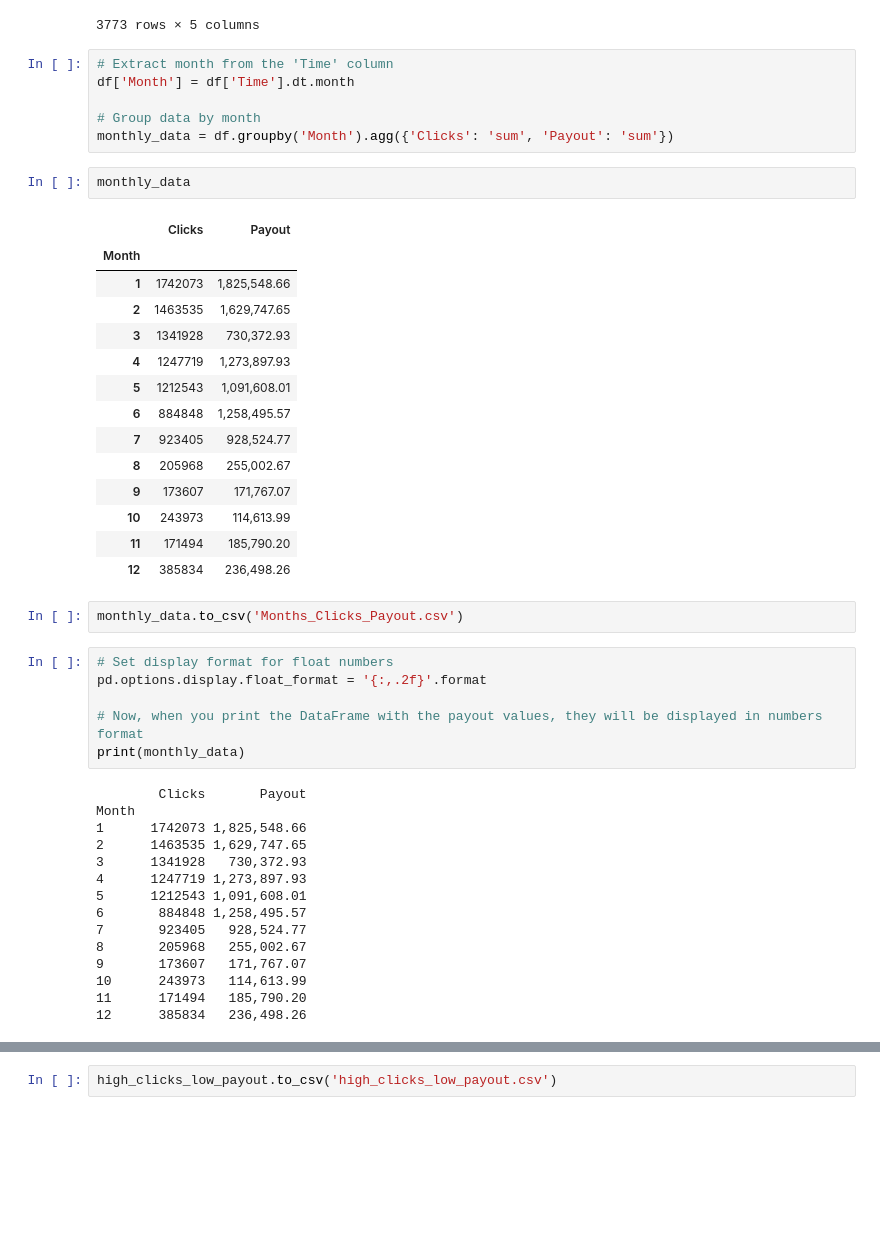
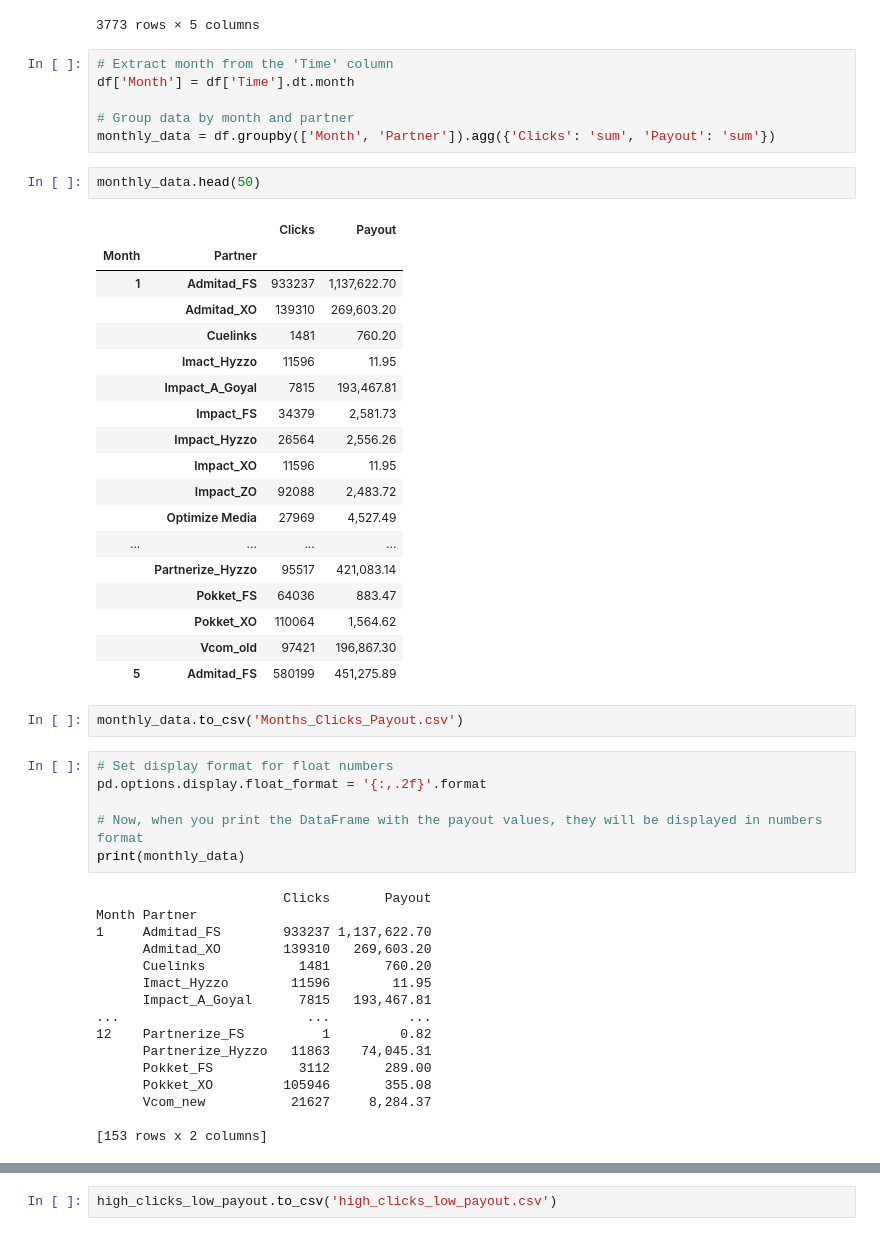
Before and after one commit to Maruf-Ahmad-khan/Main-Insight-project-4, a Jupyter notebook: Main Insight.ipynb, the cells around one changed output, grey strips where cells are left out. Saved outputs shown, nothing was run; the diff lists cells and outputs as text; blank space fills up the shorter version.

```diff
--- a/Main Insight.ipynb
+++ b/Main Insight.ipynb
@@ -280,25 +280,29 @@ Sum of Duplicate Values for Campaign_Name, Clicks, Payout, and Time:
 # Extract month from the 'Time' column
 df['Month'] = df['Time'].dt.month
 
-# Group data by month
-monthly_data = df.groupby('Month').agg({'Clicks': 'sum', 'Payout': 'sum'})
+# Group data by month and partner
+monthly_data = df.groupby(['Month', 'Partner']).agg({'Clicks': 'sum', 'Payout': 'sum'})
 # %%
-monthly_data
+monthly_data.head(50)
 # %% [output]
-|  | Clicks | Payout |
-| Month |  |  |
-| 1 | 1742073 | 1,825,548.66 |
-| 2 | 1463535 | 1,629,747.65 |
-| 3 | 1341928 | 730,372.93 |
-| 4 | 1247719 | 1,273,897.93 |
-| 5 | 1212543 | 1,091,608.01 |
-| 6 | 884848 | 1,258,495.57 |
-| 7 | 923405 | 928,524.77 |
-| 8 | 205968 | 255,002.67 |
-| 9 | 173607 | 171,767.07 |
-| 10 | 243973 | 114,613.99 |
-| 11 | 171494 | 185,790.20 |
-| 12 | 385834 | 236,498.26 |
+|  |  | Clicks | Payout |
+| Month | Partner |  |  |
+| 1 | Admitad_FS | 933237 | 1,137,622.70 |
+|  | Admitad_XO | 139310 | 269,603.20 |
+|  | Cuelinks | 1481 | 760.20 |
+|  | Imact_Hyzzo | 11596 | 11.95 |
+|  | Impact_A_Goyal | 7815 | 193,467.81 |
+|  | Impact_FS | 34379 | 2,581.73 |
+|  | Impact_Hyzzo | 26564 | 2,556.26 |
+|  | Impact_XO | 11596 | 11.95 |
+|  | Impact_ZO | 92088 | 2,483.72 |
+|  | Optimize Media | 27969 | 4,527.49 |
+| ... | ... | ... | ... |
+|  | Partnerize_Hyzzo | 95517 | 421,083.14 |
+|  | Pokket_FS | 64036 | 883.47 |
+|  | Pokket_XO | 110064 | 1,564.62 |
+|  | Vcom_old | 97421 | 196,867.30 |
+| 5 | Admitad_FS | 580199 | 451,275.89 |
 # %%
 monthly_data.to_csv('Months_Clicks_Payout.csv')
 # %%
@@ -308,20 +312,21 @@ pd.options.display.float_format = '{:,.2f}'.format
 # Now, when you print the DataFrame with the payout values, they will be displayed in numbers format
 print(monthly_data)
 # %% [output]
-        Clicks       Payout
-Month
-1      1742073 1,825,548.66
-2      1463535 1,629,747.65
-3      1341928   730,372.93
-4      1247719 1,273,897.93
-5      1212543 1,091,608.01
-6       884848 1,258,495.57
-7       923405   928,524.77
-8       205968   255,002.67
-9       173607   171,767.07
-10      243973   114,613.99
-11      171494   185,790.20
-12      385834   236,498.26
+                        Clicks       Payout
+Month Partner
+1     Admitad_FS        933237 1,137,622.70
+      Admitad_XO        139310   269,603.20
+      Cuelinks            1481       760.20
+      Imact_Hyzzo        11596        11.95
+      Impact_A_Goyal      7815   193,467.81
+...                        ...          ...
+12    Partnerize_FS          1         0.82
+      Partnerize_Hyzzo   11863    74,045.31
+      Pokket_FS           3112       289.00
+      Pokket_XO         105946       355.08
+      Vcom_new           21627     8,284.37
+
+[153 rows x 2 columns]
 # %%
 # Calculate the difference in clicks and payout compared to the previous month
 monthly_data['Clicks_Diff'] = monthly_data['Clicks'].diff()
```
Also changed, not shown: parts of 3 cells of this notebook, 17 other files.
